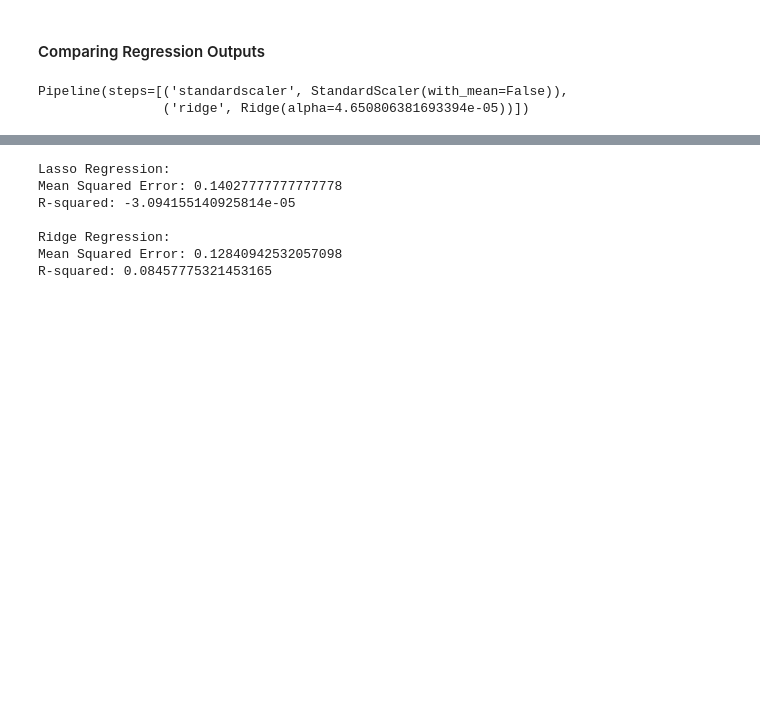
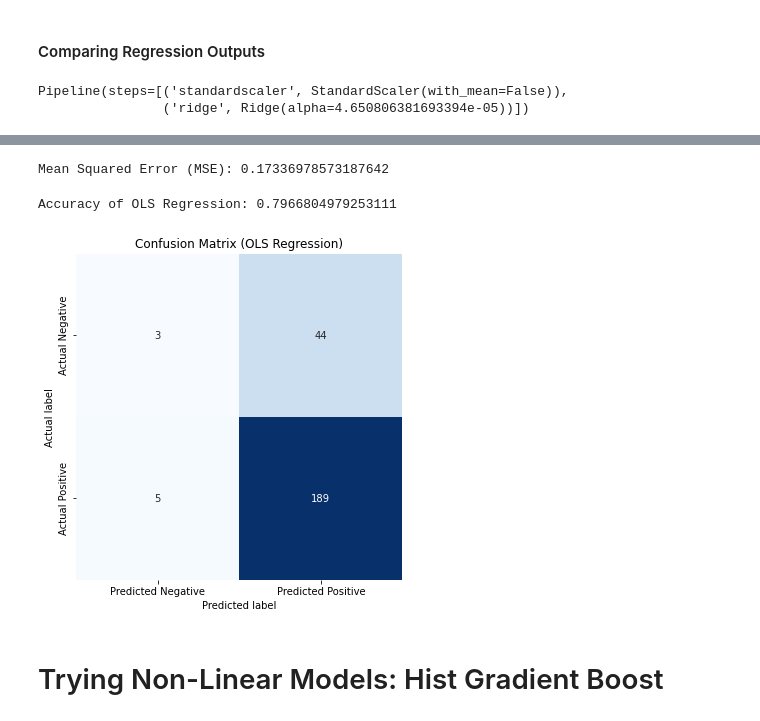
Before and after one commit to nadyatan21/ECON1620-Spring2024, a Jupyter notebook: ProjOne/ECON1680_Draft_1_Code_Nadya_Tan.ipynb, the cells around one changed output, grey strips where cells are left out. Drawn from its saved outputs; the diff is of its cells as text; code cells hidden in the pictures; blank space fills up the shorter version.

```diff
--- a/ProjOne/ECON1680_Draft_1_Code_Nadya_Tan.ipynb
+++ b/ProjOne/ECON1680_Draft_1_Code_Nadya_Tan.ipynb
@@ -417,0 +409,5 @@ Mean Squared Error: 0.1741697779461992
+# %%
+weights_train = df_selected.loc[X_train.index, 'wgt']
+# %%
+ols_result = sm.OLS(y_train, X_train, weights=weights_train).fit()
+print(ols_result.summary())
@@ -458,28 +441,46 @@ R-squared: 0.28150845019459736
-# %%
-# Predicting values using Lasso on X_test
-y_pred_lasso = lassoReg.predict(X_test)
-
-# Evaluating Lasso performance
-mse_lasso = mean_squared_error(y_test, y_pred_lasso)
-r2_lasso = r2_score(y_test, y_pred_lasso)
-print("Lasso Regression:")
-print("Mean Squared Error:", mse_lasso)
-print("R-squared:", r2_lasso)
-
-# Predicting values using Ridge on X_test
-y_pred_ridge = ridgeReg.predict(X_test)
-
-# Evaluating Ridge performance
-mse_ridge = mean_squared_error(y_test, y_pred_ridge)
-r2_ridge = r2_score(y_test, y_pred_ridge)
-print("\nRidge Regression:")
-print("Mean Squared Error:", mse_ridge)
-print("R-squared:", r2_ridge)
-# %% [output]
-Lasso Regression:
-Mean Squared Error: 0.14027777777777778
-R-squared: -3.094155140925814e-05
-
-Ridge Regression:
-Mean Squared Error: 0.12840942532057098
-R-squared: 0.08457775321453165
+# %%
+from sklearn.metrics import mean_squared_error
+
+# Get predictions on the test set
+y_pred = ols_result.predict(X_test)
+
+# Calculate Mean Squared Error (MSE)
+mse = mean_squared_error(y_test, y_pred)
+print("Mean Squared Error (MSE):", mse)
+# %% [output]
+Mean Squared Error (MSE): 0.17336978573187642
+# %%
+# Binarize the predicted values (assuming a threshold of 0.5)
+y_pred_binary = (y_pred >= 0.5).astype(int)
+
+# Binarize the actual values
+y_test_binary = (y_test >= 0.5).astype(int)
+
+# Calculate accuracy
+accuracy = (y_pred_binary == y_test_binary).mean()
+print("Accuracy of OLS Regression:", accuracy)
+# %% [output]
+Accuracy of OLS Regression: 0.7966804979253111
+# %%
+from sklearn.metrics import confusion_matrix
+import seaborn as sns
+
+# Binarize the predicted values (assuming a threshold of 0.5)
+y_pred_binary = (y_pred >= 0.5).astype(int)
+
+# Create confusion matrix
+conf_matrix = confusion_matrix(y_test_binary, y_pred_binary)
+
+# Plot confusion matrix
+plt.figure(figsize=(6, 6))
+sns.heatmap(conf_matrix, annot=True, fmt='d', cmap='Blues', cbar=False, square=True,
+            xticklabels=['Predicted Negative', 'Predicted Positive'],
+            yticklabels=['Actual Negative', 'Actual Positive'])
+plt.xlabel('Predicted label')
+plt.ylabel('Actual label')
+plt.title('Confusion Matrix (OLS Regression)')
+plt.show()
+# %% [output]
+[figure, added]
+# %% [markdown]
+# Trying Non-Linear Models: Hist Gradient Boost
```
Also changed, not shown: parts of 23 cells of this notebook.
